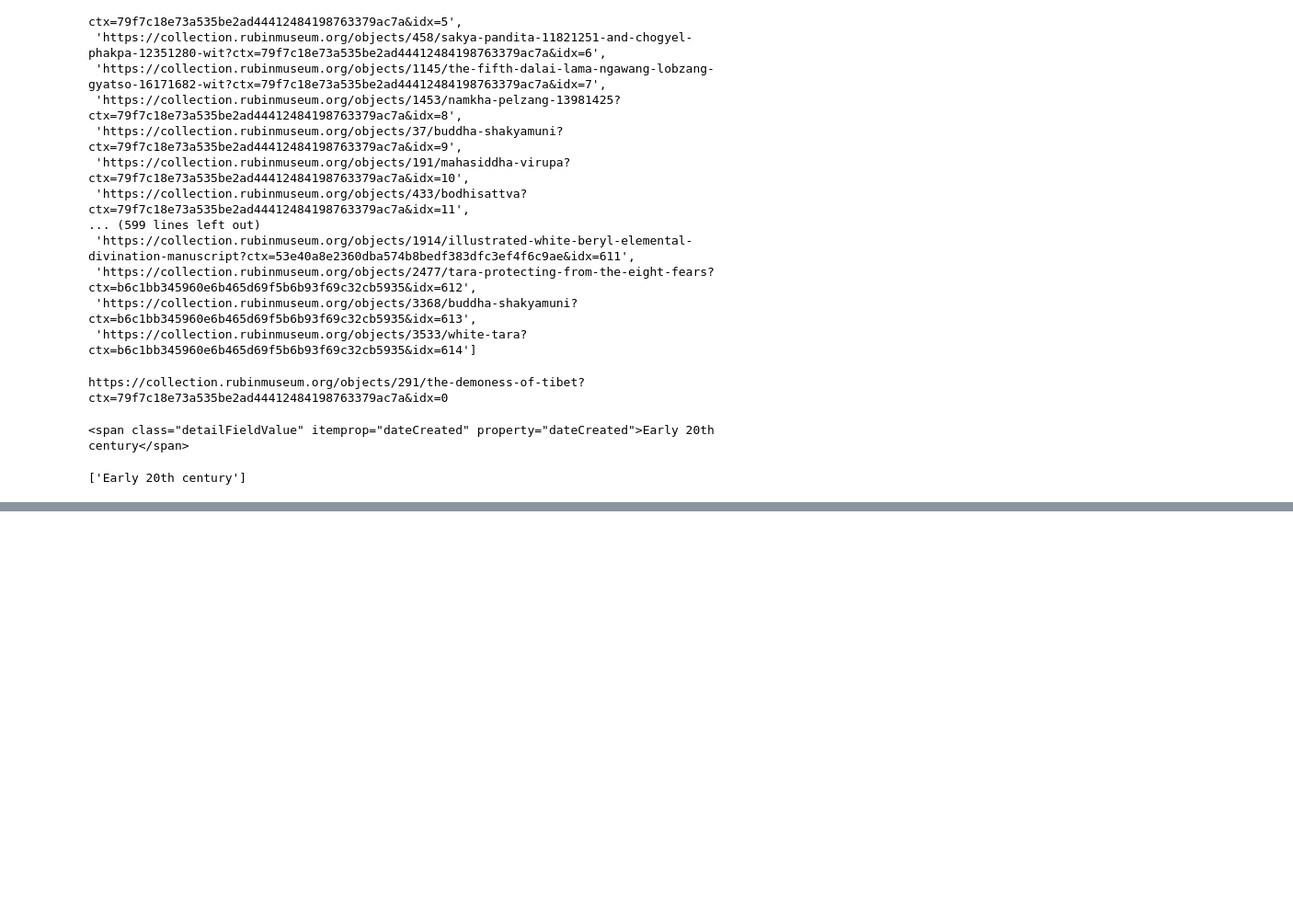
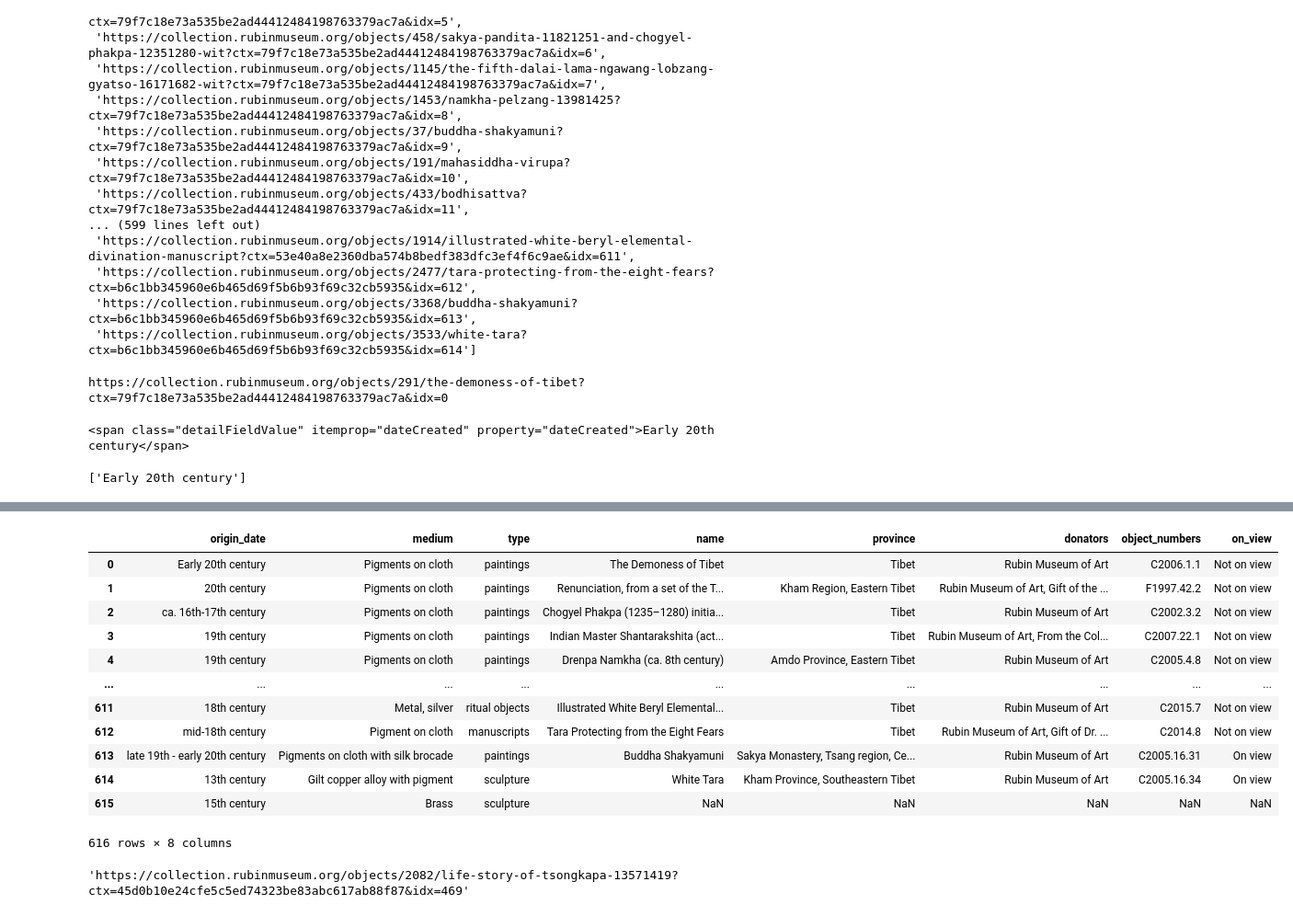
Before and after one commit to sajinashresthacoding/Rubin-scrape, a Jupyter notebook: TEST_Scraping_Rubin_Tibetan_art.ipynb, the cells around one changed output, grey strips where cells are left out. Shown at 92% size. Drawn from its saved outputs; the diff is of its cells as text; code cells hidden in the pictures; blank space fills up the shorter version.

```diff
--- a/TEST_Scraping_Rubin_Tibetan_art.ipynb
+++ b/TEST_Scraping_Rubin_Tibetan_art.ipynb
@@ -311,6 +257,7 @@ len(classifications)
 # %%
 ## re-scrape this when you have time to append and even out the numbers
 province = []
+broken_url = []
 object_numbers = []
 donators = []
 on_views = []
@@ -382,0 +414,21 @@ Snoozing for 10 seconds
+# %%
+df_combined = pd.concat([df_scrape1, df_scrape2], axis=1)
+df_combined
+# %% [output]
+|  | origin_date | medium | type | name | province | donators | object_numbers | on_view |
+| 0 | Early 20th century | Pigments on cloth | paintings | The Demoness of Tibet | Tibet | Rubin Museum of Art | C2006.1.1 | Not on view |
+| 1 | 20th century | Pigments on cloth | paintings | Renunciation, from a set of the T... | Kham Region, Eastern Tibet | Rubin Museum of Art, Gift of the ... | F1997.42.2 | Not on view |
+| 2 | ca. 16th-17th century | Pigments on cloth | paintings | Chogyel Phakpa (1235–1280) initia... | Tibet | Rubin Museum of Art | C2002.3.2 | Not on view |
+| 3 | 19th century | Pigments on cloth | paintings | Indian Master Shantarakshita (act... | Tibet | Rubin Museum of Art, From the Col... | C2007.22.1 | Not on view |
+| 4 | 19th century | Pigments on cloth | paintings | Drenpa Namkha (ca. 8th century) | Amdo Province, Eastern Tibet | Rubin Museum of Art | C2005.4.8 | Not on view |
+| ... | ... | ... | ... | ... | ... | ... | ... | ... |
+| 611 | 18th century | Metal, silver | ritual objects | Illustrated White Beryl Elemental... | Tibet | Rubin Museum of Art | C2015.7 | Not on view |
+| 612 | mid-18th century | Pigment on cloth | manuscripts | Tara Protecting from the Eight Fears | Tibet | Rubin Museum of Art, Gift of Dr. ... | C2014.8 | Not on view |
+| 613 | late 19th - early 20th century | Pigments on cloth with silk brocade | paintings | Buddha Shakyamuni | Sakya Monastery, Tsang region, Ce... | Rubin Museum of Art | C2005.16.31 | On view |
+| 614 | 13th century | Gilt copper alloy with pigment | sculpture | White Tara | Kham Province, Southeastern Tibet | Rubin Museum of Art | C2005.16.34 | On view |
+| 615 | 15th century | Brass | sculpture | NaN | NaN | NaN | NaN | NaN |
+616 rows × 8 columns
+# %%
+hrefs[469]
+# %% [output]
+'https://collection.rubinmuseum.org/objects/2082/life-story-of-tsongkapa-13571419?ctx=45d0b10e24cfe5c5ed74323be83abc617ab88f87&idx=469'
```
Also changed, not shown: parts of 23 cells of this notebook.
